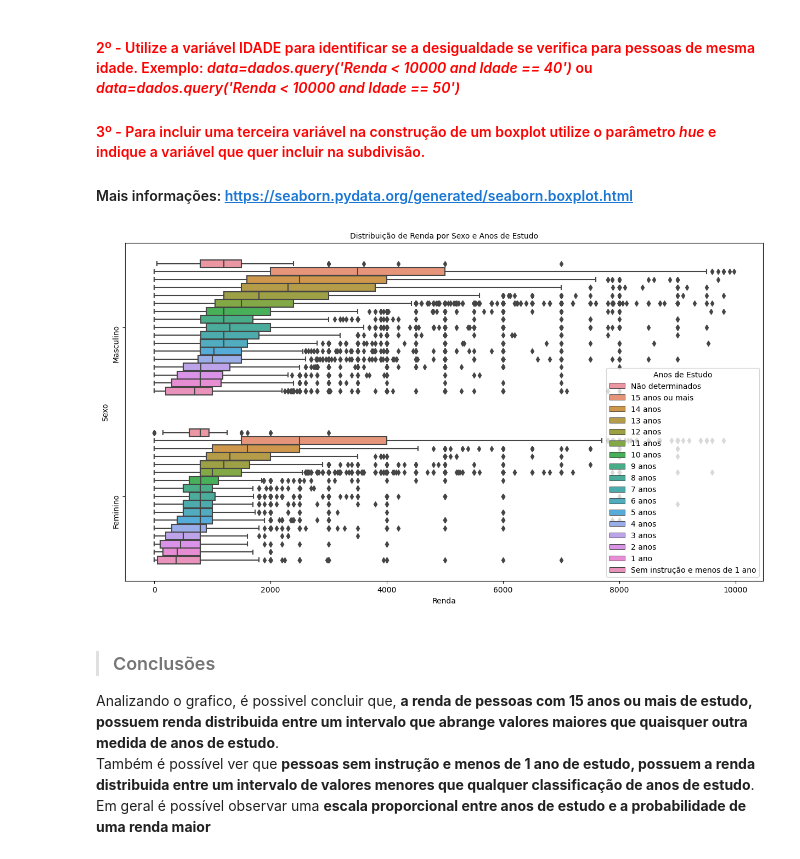
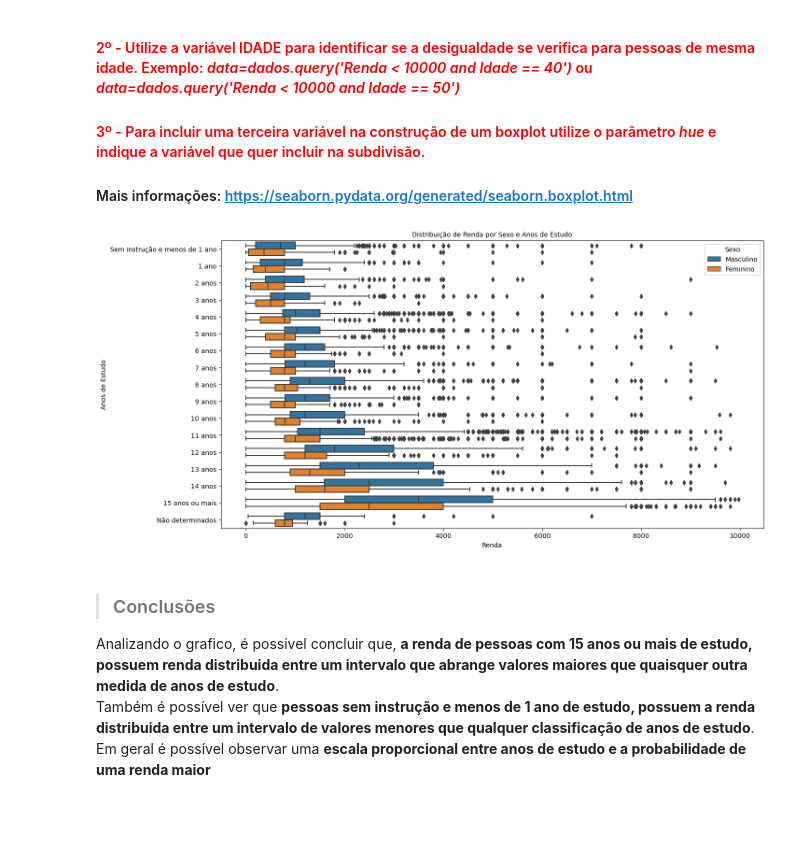
Before and after one commit to RichardRosenblat/alura-estatistica-com-python-parte-1, a Jupyter notebook: Análise_Descritiva.ipynb, the cells around one changed output. Drawn from its saved outputs; the diff is of its cells as text; code cells hidden in the pictures; blank space fills up the shorter version.

```diff
--- a/Análise_Descritiva.ipynb
+++ b/Análise_Descritiva.ipynb
@@ -605,19 +614,19 @@ renda_cross_sexo_anos_estudo
 # %%
 ax = sns.boxplot(
     x='Renda',
-    y='Sexo',
-    hue='Anos de Estudo',
-    data=ds.query('Renda < 10000').sort_values('Anos de Estudo',ascending=False).replace({'Anos de Estudo':anos_de_estudo}),
+    y='Anos de Estudo',
+    hue='Sexo',
+    data=ds.query('Renda < 10000').sort_values('Anos de Estudo',ascending=False).replace({'Sexo':sexo}),
     orient='h'
 )
 
 ax.figure.set_size_inches(15, 8)
 ax.set_title('Distribuição de Renda por Sexo e Anos de Estudo', fontsize=10)
-ax.set_yticklabels((sexo.values()),rotation=90)
+ax.set_yticklabels((anos_de_estudo.values()))
 
 plt.show()
 # %% [output]
-[figure, old version]
+[figure, new version]
 # %% [markdown]
 > ### Conclusões
 
```
Also changed, not shown: parts of 4 cells of this notebook.
